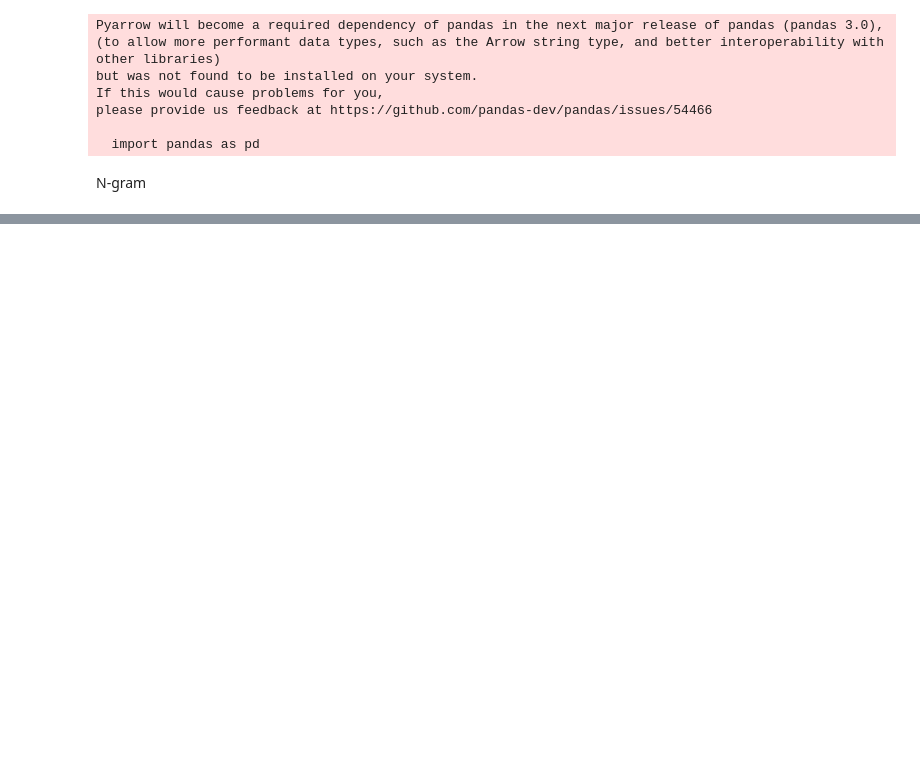
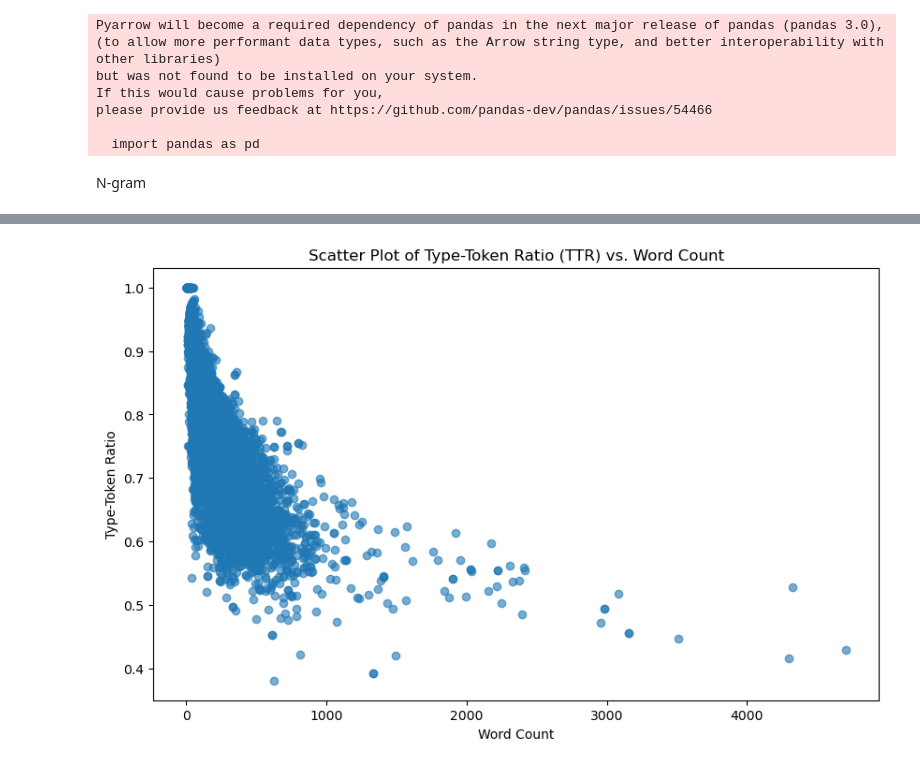
Before and after one commit to AndreasHaavik/FakeNews, a Jupyter notebook: featureEngineering.ipynb, the cells around one changed output, grey strips where cells are left out. Cells and saved outputs as stored; diff of their text form; code cells hidden in the pictures; blank space fills up the shorter version.

```diff
--- a/featureEngineering.ipynb
+++ b/featureEngineering.ipynb
@@ -46,0 +155,14 @@ for column in ngram_df.select_dtypes(include=['object']).columns:
+# %%
+#Scatter Plot
+
+# Example: Plot TTR against another variable 'WordCount'
+ttr_df['WordCount'] = ttr_df['cleaned_text'].apply(lambda x: len(x.split()))  # Assuming 'cleaned_text' exists
+
+plt.figure(figsize=(10, 6))
+plt.scatter(ttr_df['WordCount'], ttr_df['TTR'], alpha=0.6)
+plt.title('Scatter Plot of Type-Token Ratio (TTR) vs. Word Count')
+plt.xlabel('Word Count')
+plt.ylabel('Type-Token Ratio')
+plt.show()
+# %% [output]
+[figure, added]
```
Also changed, not shown: parts of 10 cells of this notebook, 1 other file.
